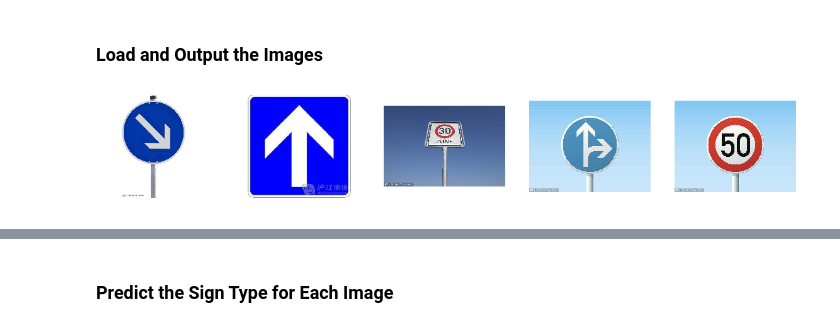
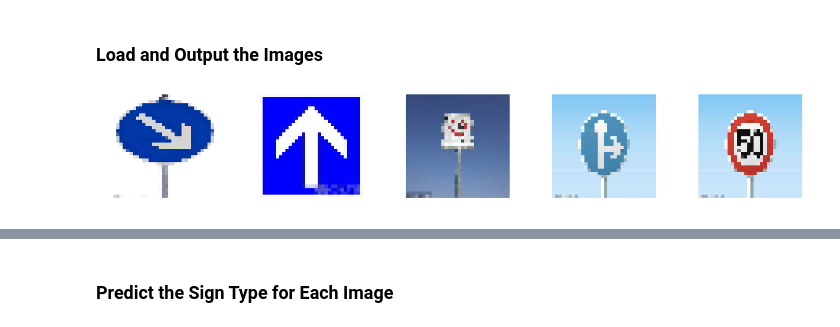
Before and after one commit to tonyxxq/Traffic-Sign-Classifier, a Jupyter notebook: Traffic_Sign_Classifier.ipynb, the cells around one changed output, grey strips where cells are left out. Drawn from its saved outputs; the diff is of its cells as text; code cells hidden in the pictures.

```diff
--- a/Traffic_Sign_Classifier.ipynb
+++ b/Traffic_Sign_Classifier.ipynb
@@ -432,21 +432,21 @@ You may find `signnames.csv` useful as it contains mappings from the class id (i
 # %%
 ### Load the images and plot them here.
 ### Feel free to use as many code cells as needed.
 import os
 import matplotlib.image as mpimg
-#import cv2
+import cv2
 
 filenames = os.listdir("test")
 fig, axes = plt.subplots(1, 5, figsize=(20, 3))
 ax_array = axes.ravel()
 X_predict = []
 for ax,filename in zip(ax_array, filenames):
     if filename.endswith(".jpg"):
         img = mpimg.imread("test/"+filename)
-        # img = cv2.resize(img, (32, 32), cv2.INTER_LINEAR)
+        img = cv2.resize(img, (32, 32), cv2.INTER_LINEAR)
         X_predict.append(img)
         ax.imshow(img)
         ax.axis("off")
 plt.show()
 # %% [output]
-[figure, old version]
+[figure, new version]
```
Also changed, not shown: parts of 11 cells of this notebook.
